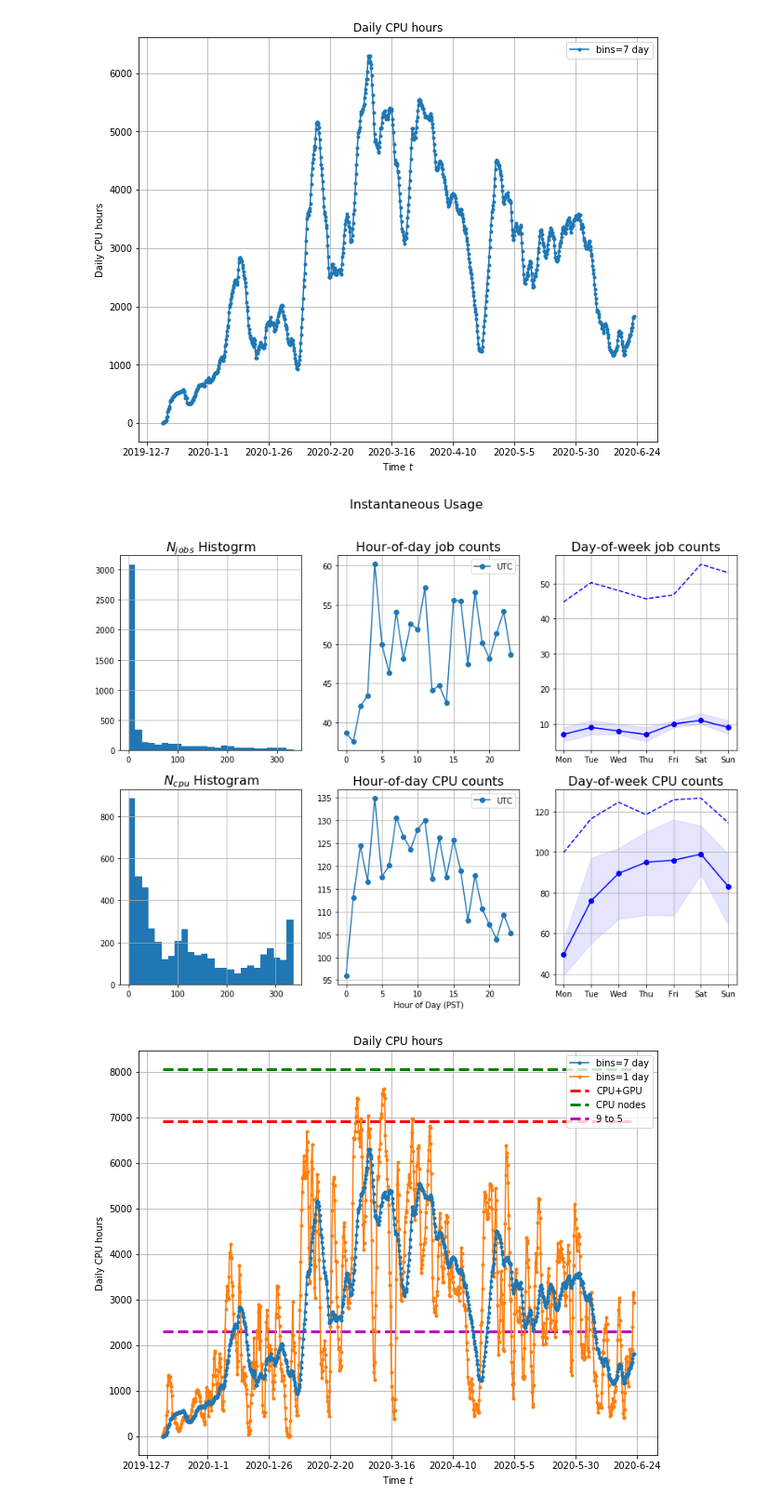
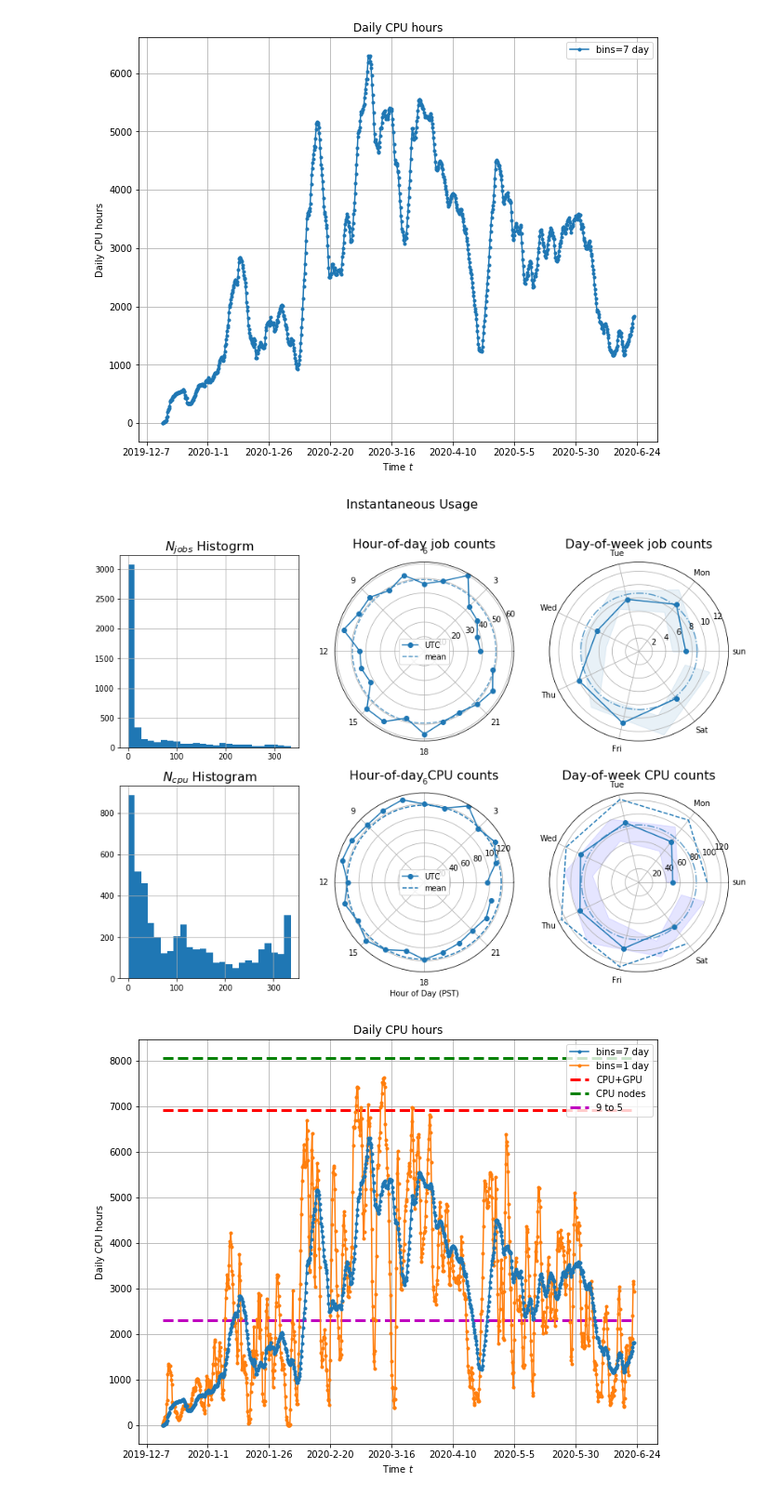
Before and after one commit to jeffersonscientific/HPC_analytics, a Jupyter notebook: mazama_analytics_workbook.ipynb, the cells around one changed output. Shown at 93% size. Cells and saved outputs as stored; diff of their text form; code cells hidden in the pictures.

Commit message:
modified reports in HPC_lib; added option for clock-plots in the periodic (weekly, hourly) usage figures.

```diff
--- a/mazama_analytics_workbook.ipynb
+++ b/mazama_analytics_workbook.ipynb
@@ -366,10 +366,10 @@ ax1.legend(loc=0)
 <matplotlib.legend.Legend at 0x...>
 [figure]
 # %%
-inst_stats = sacct_mazama.active_cpu_jobs_per_day_hour_report()
-plt.savefig('{}/figs/jobs_per_{}_all.png'.format(output_path, system_name))
+inst_stats = sacct_mazama.active_cpu_jobs_per_day_hour_report(periodic_projection='polar')
+#plt.savefig('{}/figs/jobs_per_{}_all.png'.format(output_path, system_name))
 # %% [output]
-[figure, old version]
+[figure, new version]
 # %%
 weekly_hours = sacct_mazama.get_cpu_hours(bin_size=7, n_points=1000)
 
```
Also changed, not shown: 1 other file.
